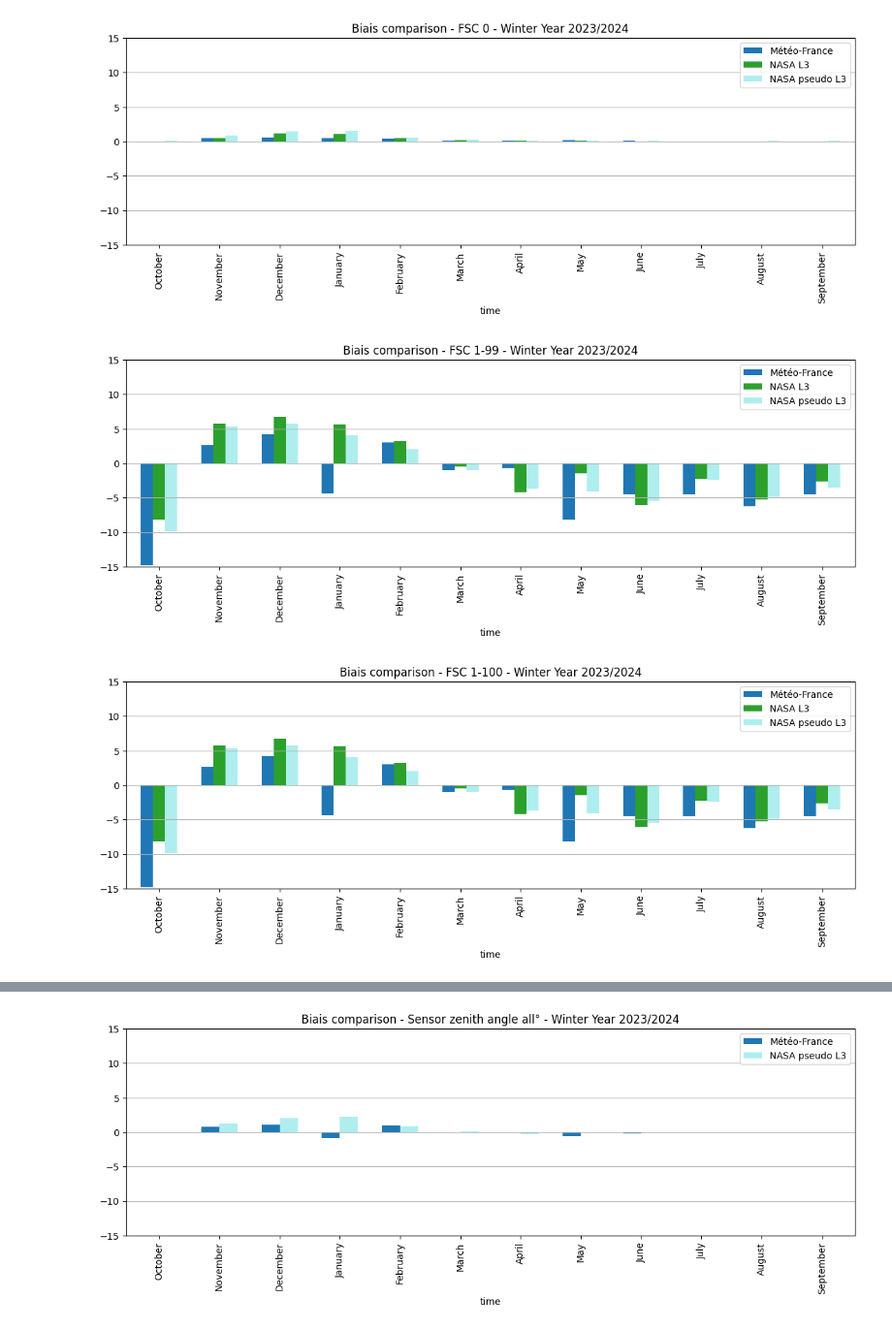
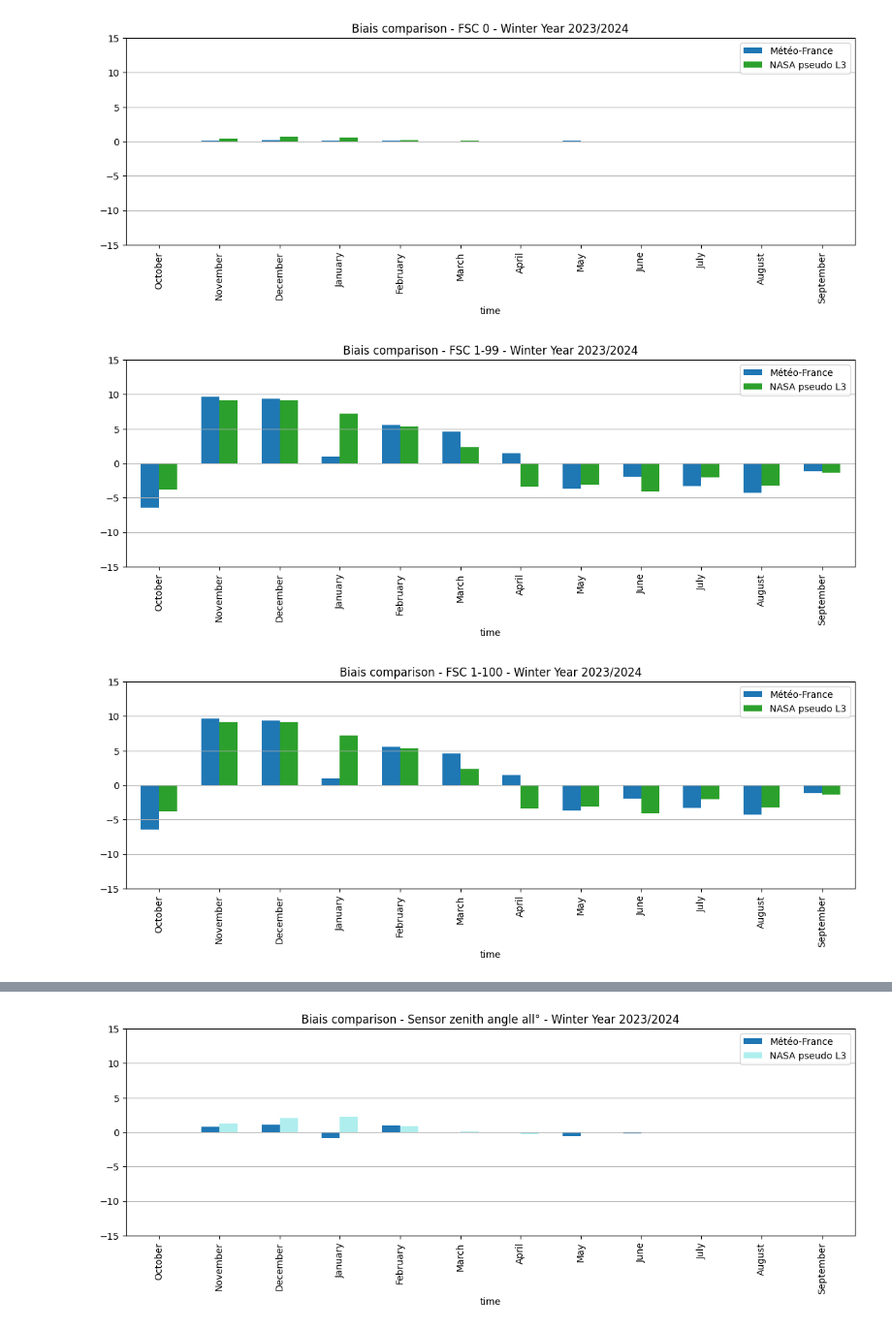
Before and after one commit to nicolaimpe/viirsnow, a Jupyter notebook: notebooks/uncertainty_estimation.ipynb, the cells around one changed output, grey strips where cells are left out. Shown at 97% size. Saved outputs shown, nothing was run; the diff lists cells and outputs as text; code cells hidden in the pictures.

```diff
--- a/notebooks/uncertainty_estimation.ipynb
+++ b/notebooks/uncertainty_estimation.ipynb
@@ -360,13 +343,13 @@ import pandas as pd
 import matplotlib.pyplot as plt
 import xarray as xr
 
-errors_fsc = xr.open_dataset(f'{time_series_folder}/WY_2023_2024_SNPP_res_375m_errors_fsc.nc')*100
+errors_fsc = xr.open_dataset(f'{time_series_folder}/WY_2023_2024_SNPP_res_1000m_errors_fsc.nc')*100
 
 
 for fsc_class in ['all','0', '1-99','1-100']:
     errors_fsc_class = errors_fsc.data_vars['biais'].sel(ref_fsc=fsc_class).sortby('time')
     df = pd.DataFrame({'Météo-France': errors_fsc_class.sel(product='Météo-France').to_pandas(),
-                        'NASA L3': errors_fsc_class.sel(product='NASA L3').to_pandas(),
+                        #'NASA L3': errors_fsc_class.sel(product='NASA L3').to_pandas(),
                         'NASA pseudo L3': errors_fsc_class.sel(product='NASA pseudo L3').to_pandas()
                     })
 
@@ -379,6 +362,6 @@ for fsc_class in ['all','0', '1-99','1-100']:
-[figure, old version]
+[figure, new version]
-[figure, old version]
+[figure, new version]
-[figure, old version]
+[figure, new version]
 # %%
 import pandas as pd
 import matplotlib.pyplot as plt
```
Also changed, not shown: parts of 10 cells of this notebook, 2 other files.
